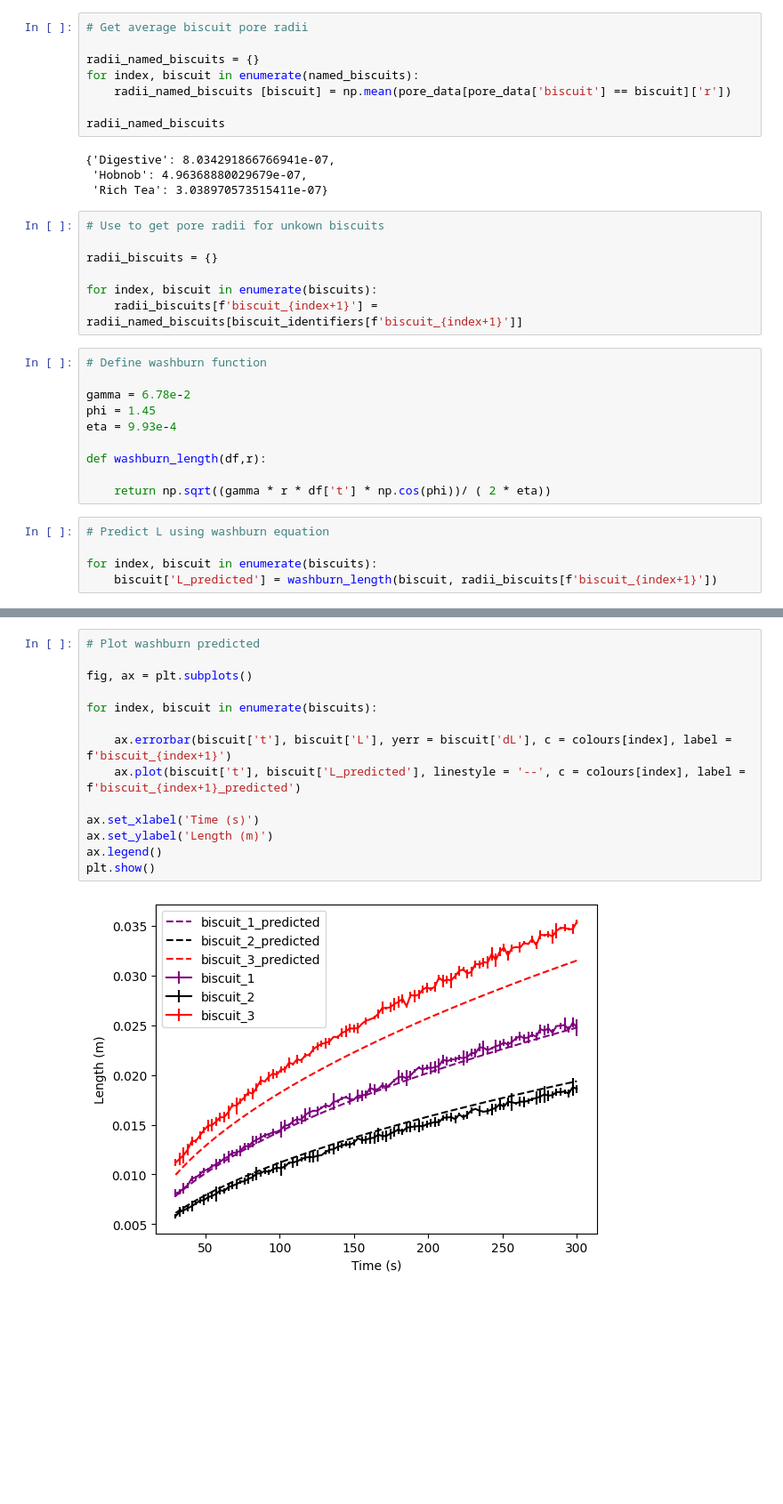
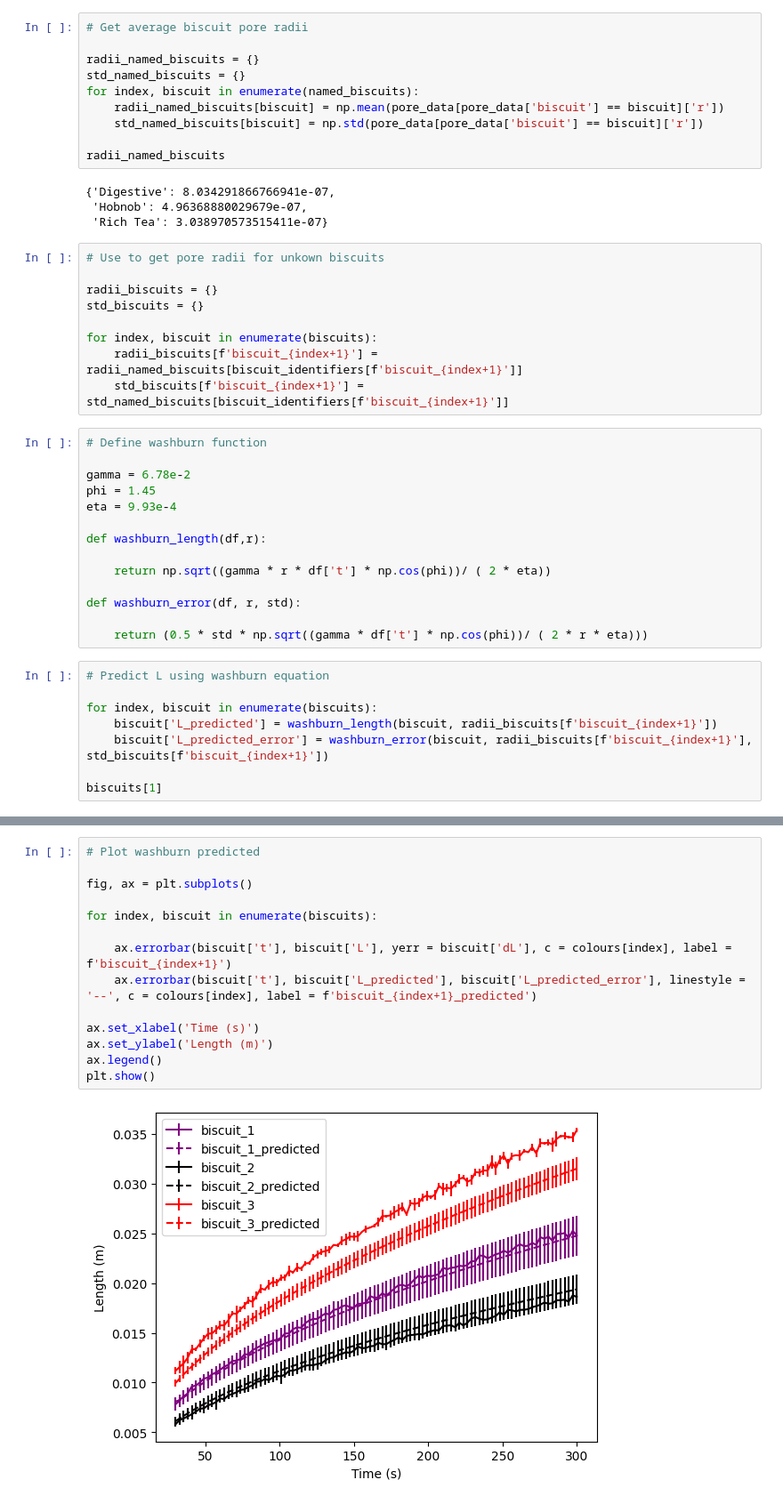
Before and after one commit to maximillian-dolan/ML_dunking, a Jupyter notebook: rate_analysis.ipynb, the cells around one changed output, grey strips where cells are left out. Shown: that part at 89% size. Drawn from its saved outputs; the diff is of its cells as text; blank space fills up the shorter version.

Commit message:
fixed error in washburn equation

```diff
--- a/rate_analysis.ipynb
+++ b/rate_analysis.ipynb
@@ -178,8 +178,10 @@ biscuit_identifiers = {'biscuit_1':'Hobnob', 'biscuit_2':'Rich Tea', 'biscuit_3'
 # Get average biscuit pore radii
 
 radii_named_biscuits = {}
+std_named_biscuits = {}
 for index, biscuit in enumerate(named_biscuits):
-    radii_named_biscuits [biscuit] = np.mean(pore_data[pore_data['biscuit'] == biscuit]['r'])
+    radii_named_biscuits[biscuit] = np.mean(pore_data[pore_data['biscuit'] == biscuit]['r'])
+    std_named_biscuits[biscuit] = np.std(pore_data[pore_data['biscuit'] == biscuit]['r'])
 
 radii_named_biscuits
 # %% [output]
@@ -190,9 +192,11 @@ radii_named_biscuits
 # Use to get pore radii for unkown biscuits
 
 radii_biscuits = {}
+std_biscuits = {}
 
 for index, biscuit in enumerate(biscuits):
     radii_biscuits[f'biscuit_{index+1}'] = radii_named_biscuits[biscuit_identifiers[f'biscuit_{index+1}']]
+    std_biscuits[f'biscuit_{index+1}'] = std_named_biscuits[biscuit_identifiers[f'biscuit_{index+1}']]
 # %%
 # Define washburn function
 
@@ -203,8 +207,15 @@ eta = 9.93e-4
 def washburn_length(df,r):
 
     return np.sqrt((gamma * r * df['t'] * np.cos(phi))/ ( 2 * eta))
+
+def washburn_error(df, r, std):
+
+    return (0.5 * std * np.sqrt((gamma * df['t'] * np.cos(phi))/ ( 2 * r * eta)))
 # %%
 # Predict L using washburn equation
 
 for index, biscuit in enumerate(biscuits):
     biscuit['L_predicted'] = washburn_length(biscuit, radii_biscuits[f'biscuit_{index+1}'])
+    biscuit['L_predicted_error'] = washburn_error(biscuit, radii_biscuits[f'biscuit_{index+1}'], std_biscuits[f'biscuit_{index+1}'])
+
+biscuits[1]
@@ -211,16 +236,16 @@ for index, biscuit in enumerate(biscuits):
 # %%
 # Plot washburn predicted
 
 fig, ax = plt.subplots()
 
 for index, biscuit in enumerate(biscuits):
 
     ax.errorbar(biscuit['t'], biscuit['L'], yerr = biscuit['dL'], c = colours[index], label = f'biscuit_{index+1}')
-    ax.plot(biscuit['t'], biscuit['L_predicted'], linestyle = '--', c = colours[index], label = f'biscuit_{index+1}_predicted')
+    ax.errorbar(biscuit['t'], biscuit['L_predicted'], biscuit['L_predicted_error'], linestyle = '--', c = colours[index], label = f'biscuit_{index+1}_predicted')
 
 ax.set_xlabel('Time (s)')
 ax.set_ylabel('Length (m)')
 ax.legend()
 plt.show()
 # %% [output]
-[figure, old version]
+[figure, new version]
```
Also changed, not shown: parts of 1 cell of this notebook, 2 other files.
